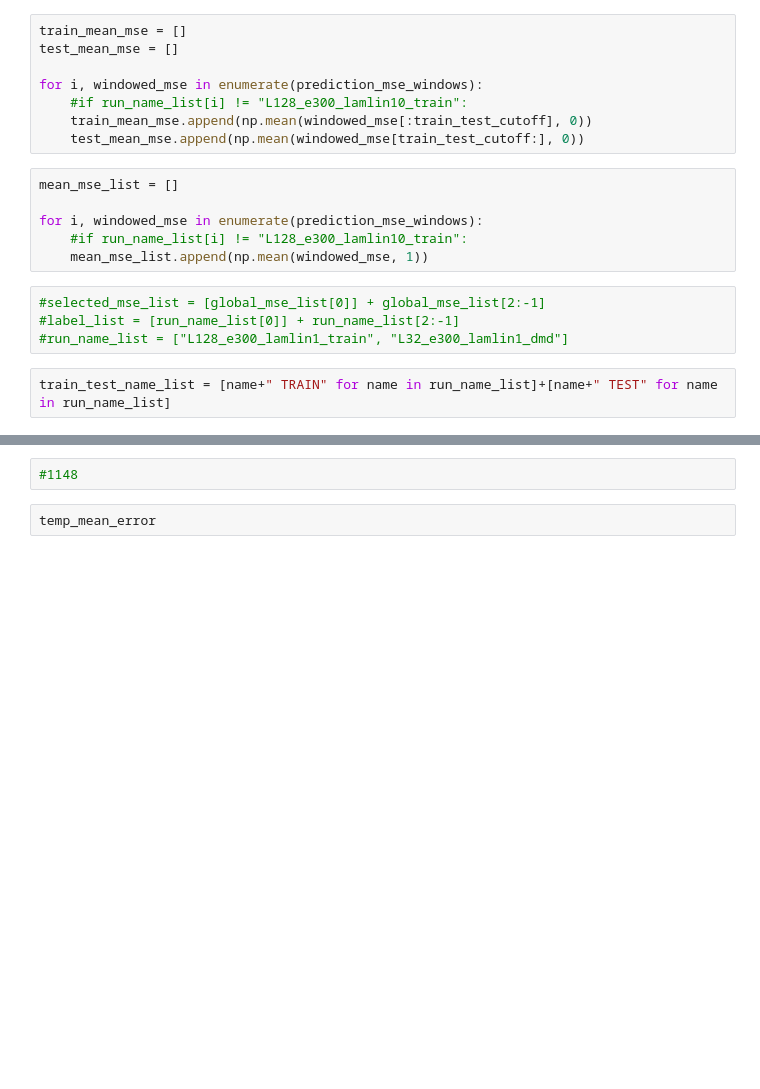
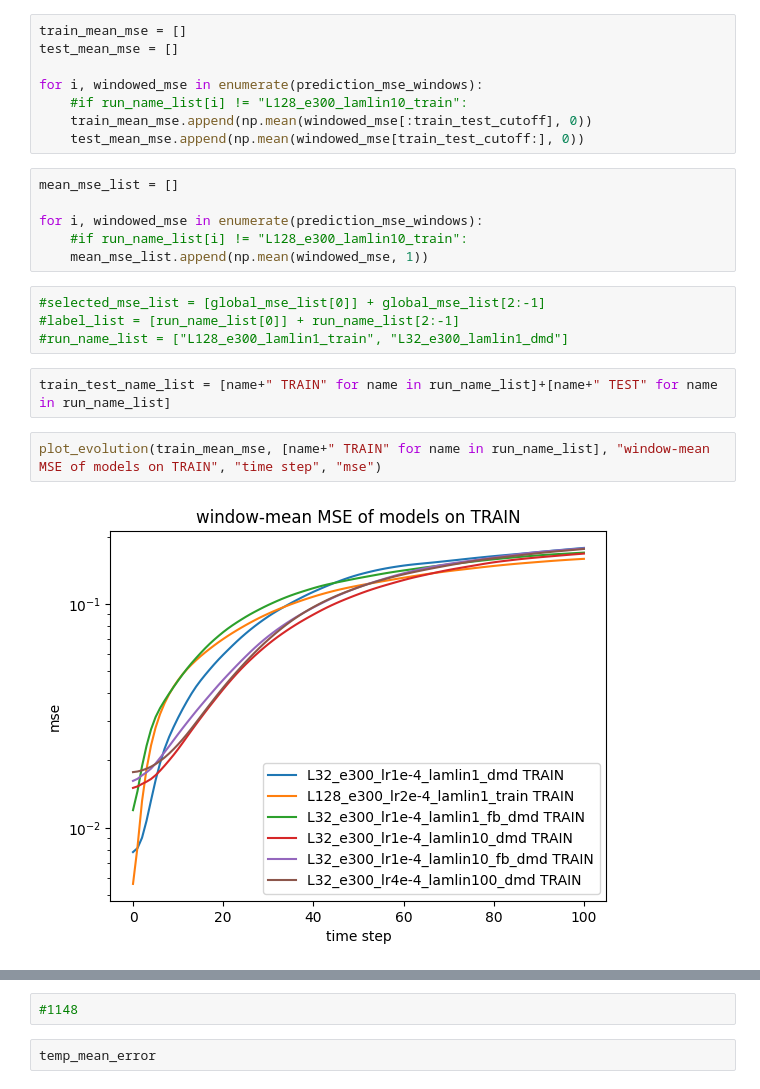
Before and after one commit to Jarato/mhd_surrogate_modelling, a Jupyter notebook: paul/experiments/analysis/example_analysis.ipynb, the cells around one changed output, grey strips where cells are left out. Cells and saved outputs as stored; diff of their text form; blank space fills up the shorter version.

```diff
--- a/paul/experiments/analysis/example_analysis.ipynb
+++ b/paul/experiments/analysis/example_analysis.ipynb
@@ -232,3 +234,7 @@ for i, windowed_mse in enumerate(prediction_mse_windows):
 #run_name_list = ["L128_e300_lamlin1_train", "L32_e300_lamlin1_dmd"]
 # %%
 train_test_name_list = [name+" TRAIN" for name in run_name_list]+[name+" TEST" for name in run_name_list]
+# %%
+plot_evolution(train_mean_mse, [name+" TRAIN" for name in run_name_list], "window-mean MSE of models on TRAIN", "time step", "mse")
+# %% [output]
+[figure, added]
```
Also changed, not shown: parts of 23 cells of this notebook, 3 other files.
